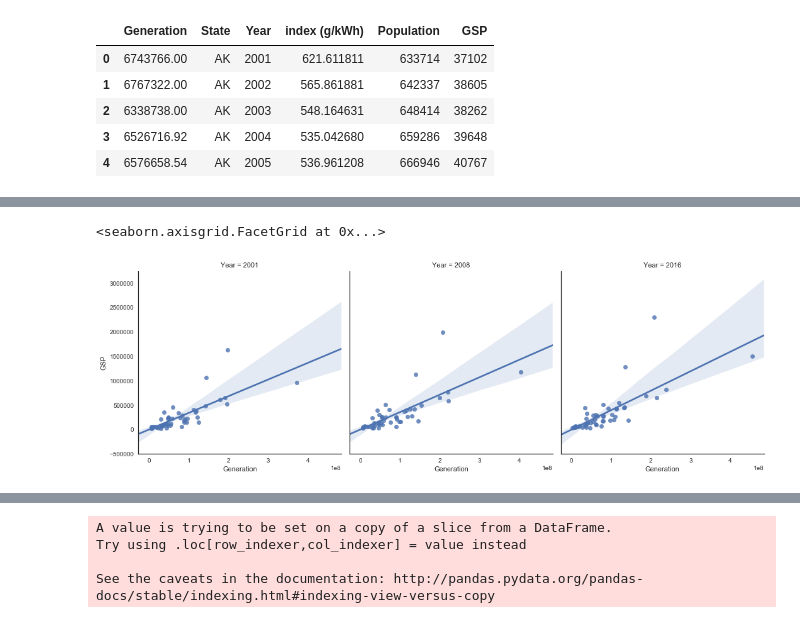
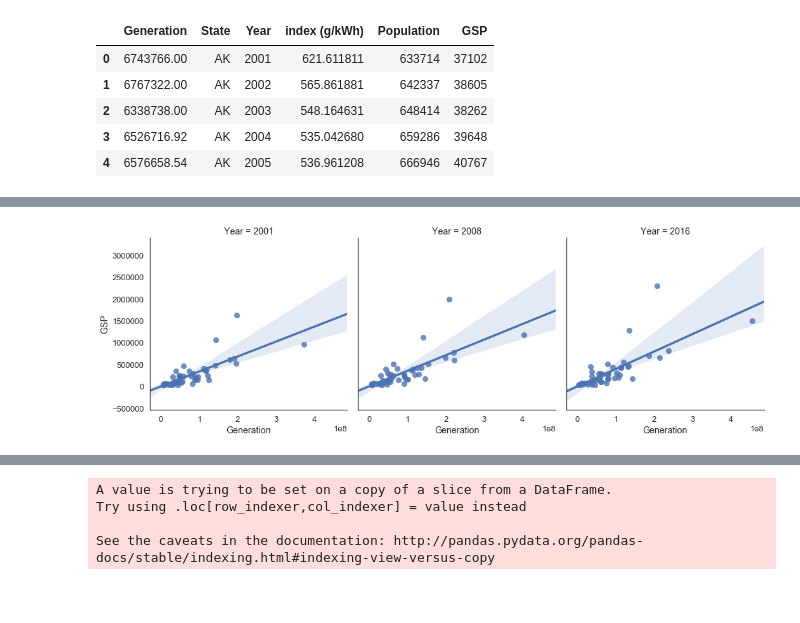
Before and after one commit to gschivley/carbon-index, a Jupyter notebook: State index & gen data.ipynb, the cells around one changed output, grey strips where cells are left out. Cells and saved outputs as stored; diff of their text form; code cells hidden in the pictures; blank space fills up the shorter version.

```diff
--- a/State index & gen data.ipynb
+++ b/State index & gen data.ipynb
@@ -8,7 +8,9 @@ from os import listdir
 from os.path import isfile, join
 import glob
 import numpy as np
-# from tabula import read_pdf
+from tabula import read_pdf
+cwd = os.getcwd()
+base_path = join(cwd, '..')
 # %% [markdown]
 ## Read CPP state goals
 # %%
@@ -1491,8 +1485,10 @@ g.map(plt.scatter, 'Generation', 'GSP')
 # %%
-sns.lmplot(x='Generation', y='GSP', data=temp, col='Year')
+with sns.plotting_context(context='talk'):
+    sns.lmplot(x='Generation', y='GSP', data=temp, col='Year')
+path = join(cwd, 'Figures', 'SI', 'State generation vs GSP.pdf')
+plt.savefig(path, bbox_inches='tight')
 # %% [output]
-<seaborn.axisgrid.FacetGrid at 0x...>
-[figure, old version]
+[figure, new version]
 # %%
 import plotly.plotly as py
 import cufflinks as cf
```
Also changed, not shown: parts of 13 cells of this notebook.
